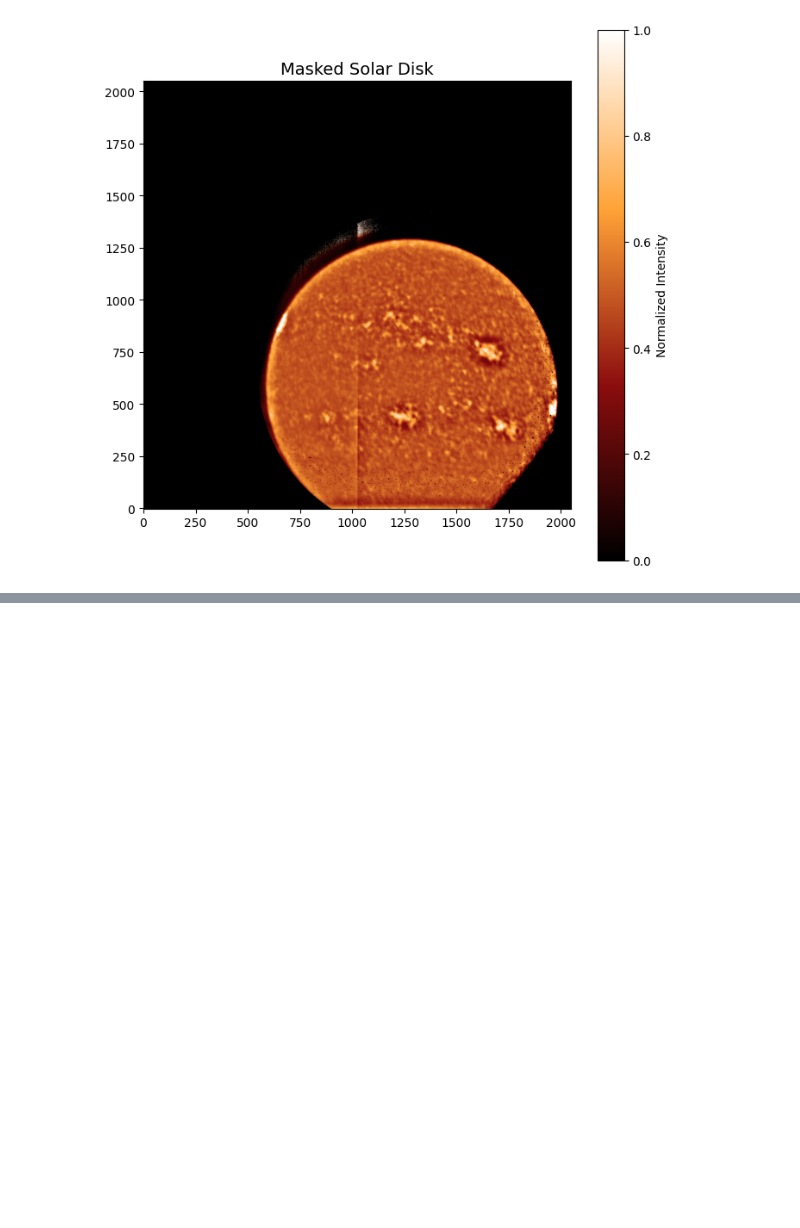
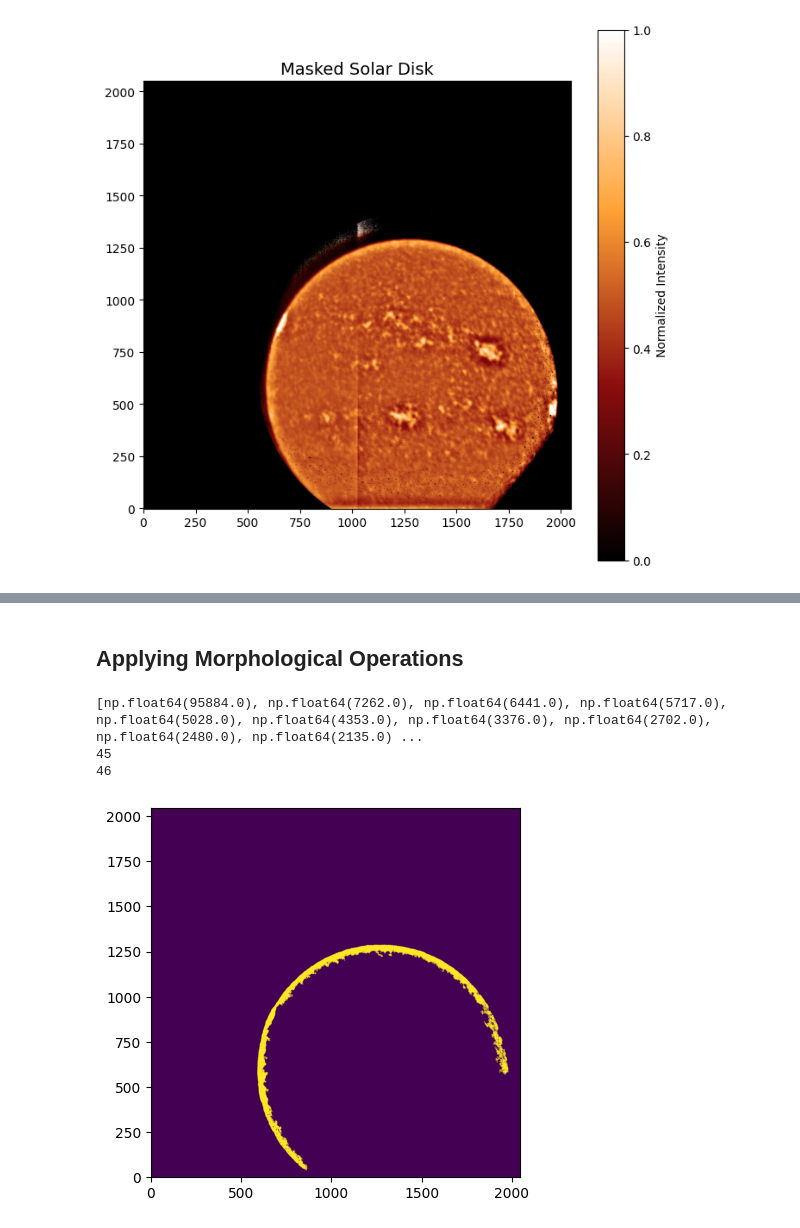
Before and after one commit to BhavyaPurohit9/ISA-Project, a Jupyter notebook: Part1_Project_clean.ipynb, the cells around one changed output, grey strips where cells are left out. Cells and saved outputs as stored; diff of their text form; code cells hidden in the pictures; blank space fills up the shorter version.

```diff
--- a/Part1_Project_clean.ipynb
+++ b/Part1_Project_clean.ipynb
@@ -146,0 +190,25 @@ plt.show()
+# %% [markdown]
+## Applying Morphological Operations
+# %%
+# We will now label the active_region_mask:
+
+labeled = label(active_region_mask)
+labeled_regions = regionprops(labeled)
+lst = []                                # We will store in list the areas of labelled regions in descending order to identify limb.
+for i in range(0,len(labeled_regions)):
+    lst.append(labeled_regions[i].area)
+lst.sort(reverse= True)
+print(lst)
+
+for i in range(0, len(labeled_regions)):
+    if (labeled_regions[i].area == 95884):
+        print(labeled_regions[i].label)
+print( labeled_regions[45].label)
+test_label = (labeled == 45)            # Verifying if the label found corresponds to the limb or not.
+plt.imshow(test_label, origin='lower')
+plt.show()
+# %% [output]
+[np.float64(95884.0), np.float64(7262.0), np.float64(6441.0), np.float64(5717.0), np.float64(5028.0), np.float64(4353.0), np.float64(3376.0), np.float64(2702.0), np.float64(2480.0), np.float64(2135.0) ...
+45
+46
+[figure, added]
```
Also changed, not shown: parts of 27 cells of this notebook.
